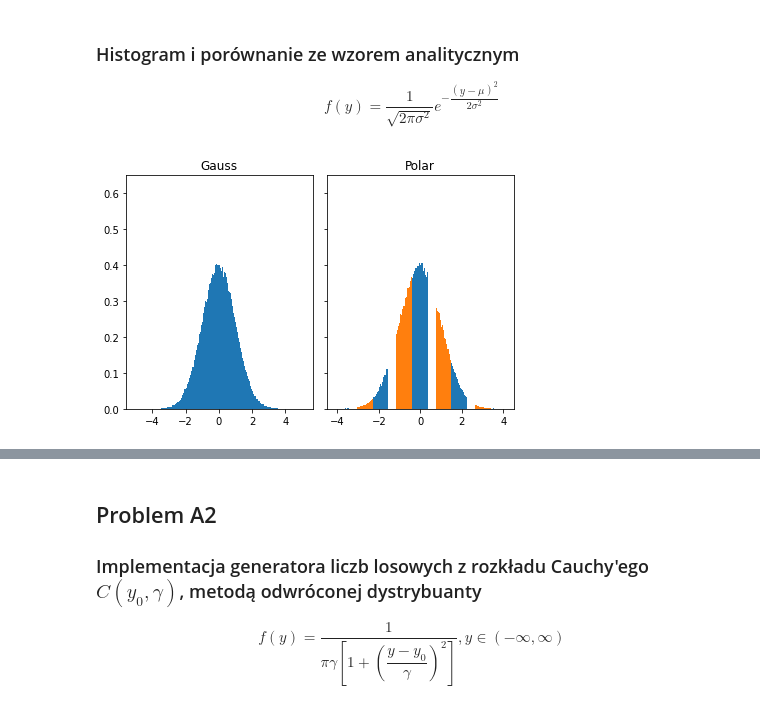
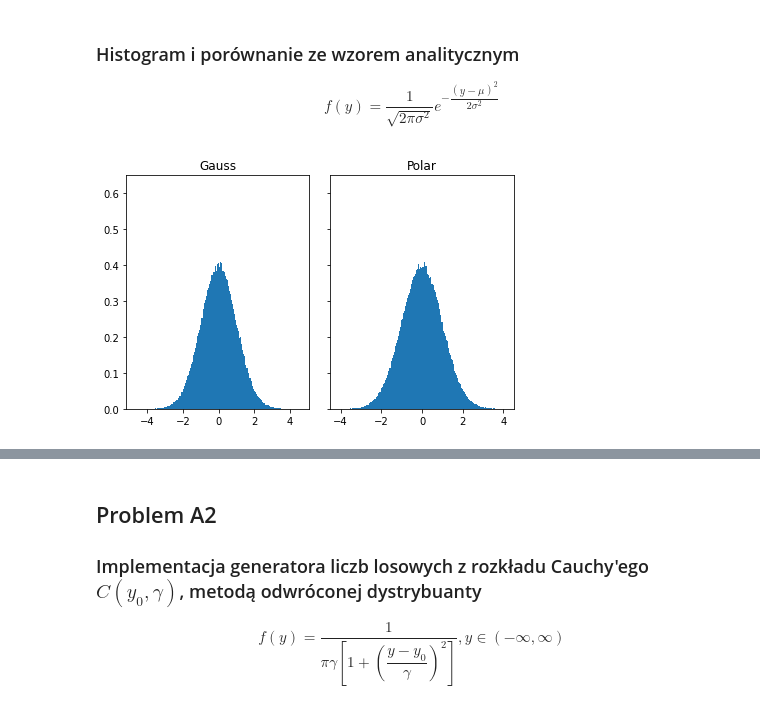
Before and after one commit to ulmii/statistical-methods, a Jupyter notebook: 1.ipynb, the cells around one changed output, grey strips where cells are left out. Drawn from its saved outputs; the diff is of its cells as text; code cells hidden in the pictures.

```diff
--- a/1.ipynb
+++ b/1.ipynb
@@ -15,21 +16,21 @@ $ \sigma^2 = 1 $ - wariancja
 # %%
 N = 1000000
 bins = 1000
-# %%
-def polar(n = 1):
-    """
-    A1 - generator liczb losowych metoda polarna
-    """
-    u1 = np.random.rand(n)
-    u2 = np.random.rand(n)
-
-    r = np.sqrt(-2*np.log(u1))
-    x = np.cos(2*np.pi*u2)
-    y = np.sin(2*np.pi*u2)
-    z1 = r*x
-    z2 = r*y
-
-    return z1, z2
+# %%
+def polar(mu, sigma):
+    u = v = s = None
+
+    while True:
+        u = rand.random() * 2 - 1
+        v = rand.random() * 2 - 1
+        s = u * u + v * v
+
+        if s < 1 and s is not 0:
+            break
+
+    s = np.sqrt( -2.0 * np.log(s) / s )
+
+    return mu + sigma * u * s
 # %% [markdown]
 ### Histogram i porównanie ze wzorem analitycznym
 
@@ -37,17 +38,20 @@ def polar(n = 1):
   f(y) = \dfrac{1}{\sqrt{2 \pi \sigma^2}} e^{- \dfrac{(y - \mu)^2}{2\sigma^2}}
 \end{equation}
 # %%
+def run_method(n, f, *args):
+    return [f(*args) for _ in range(n)]
+
 fig, axs = plt.subplots(1, 2, sharey=True, tight_layout=True)
 
 axs[0].hist(np.random.normal(size=N), density=True, bins=bins)
 axs[0].title.set_text('Gauss')
 
-axs[1].hist(polar(N), density=True, bins=bins)
+axs[1].hist(run_method(N, polar, 0, 1), density=True, bins=bins)
 axs[1].title.set_text('Polar')
 
 plt.xlim(-4.5, 4.5)
 plt.ylim(0, 0.65)
 
 plt.show()
 # %% [output]
-[figure, old version]
+[figure, new version]
```
Also changed, not shown: parts of 31 cells of this notebook.
